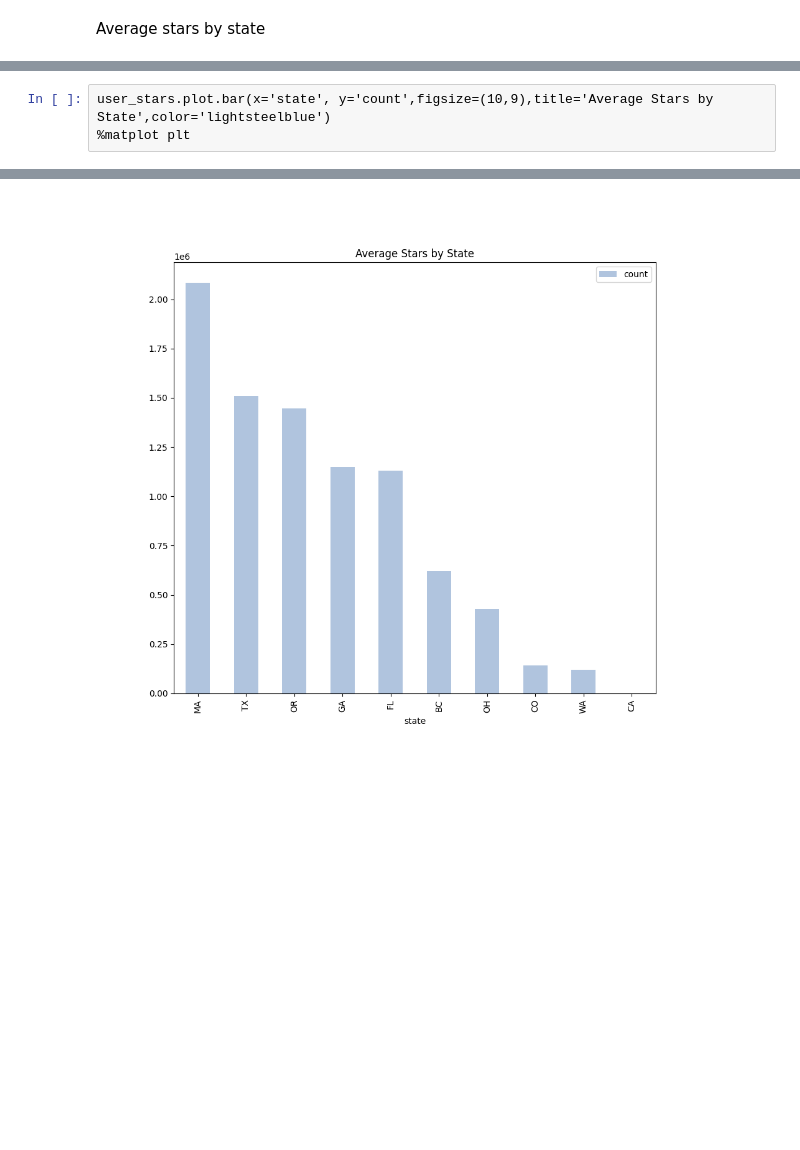
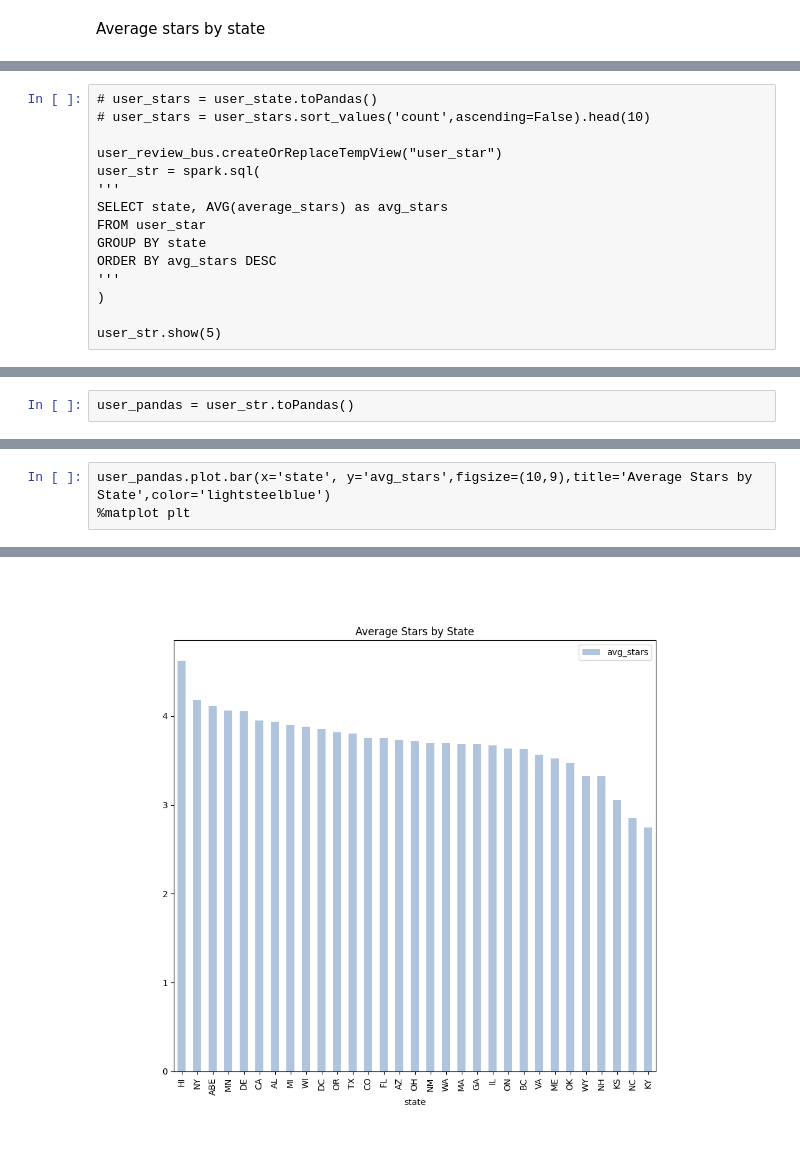
Before and after one commit to shivanidedhia/Yelp-Reviews-10GB-Data, a Jupyter notebook: Analysis.ipynb, the cells around one changed output, grey strips where cells are left out. Cells and saved outputs as stored; diff of their text form; blank space fills up the shorter version.

```diff
--- a/Analysis.ipynb
+++ b/Analysis.ipynb
@@ -622,0 +654,15 @@ user_stars = user_stars.sort_values('count',ascending=False).head(10)
+# %%
+# user_stars = user_state.toPandas()
+# user_stars = user_stars.sort_values('count',ascending=False).head(10)
+
+user_review_bus.createOrReplaceTempView("user_star")
+user_str = spark.sql(
+'''
+SELECT state, AVG(average_stars) as avg_stars
+FROM user_star
+GROUP BY state
+ORDER BY avg_stars DESC
+'''
+)
+
+user_str.show(5)
@@ -622,0 +681,2 @@ user_stars = user_stars.sort_values('count',ascending=False).head(10)
+# %%
+user_pandas = user_str.toPandas()
@@ -623,6 +685,6 @@ user_stars = user_stars.sort_values('count',ascending=False).head(10)
 # %%
-user_stars.plot.bar(x='state', y='count',figsize=(10,9),title='Average Stars by State',color='lightsteelblue')
+user_pandas.plot.bar(x='state', y='avg_stars',figsize=(10,9),title='Average Stars by State',color='lightsteelblue')
 %matplot plt
 # %% [output]
 [interactive output not drawn]
-[figure, old version]
+[figure, new version]
```
Also changed, not shown: parts of 15 cells of this notebook, 2 other files.
